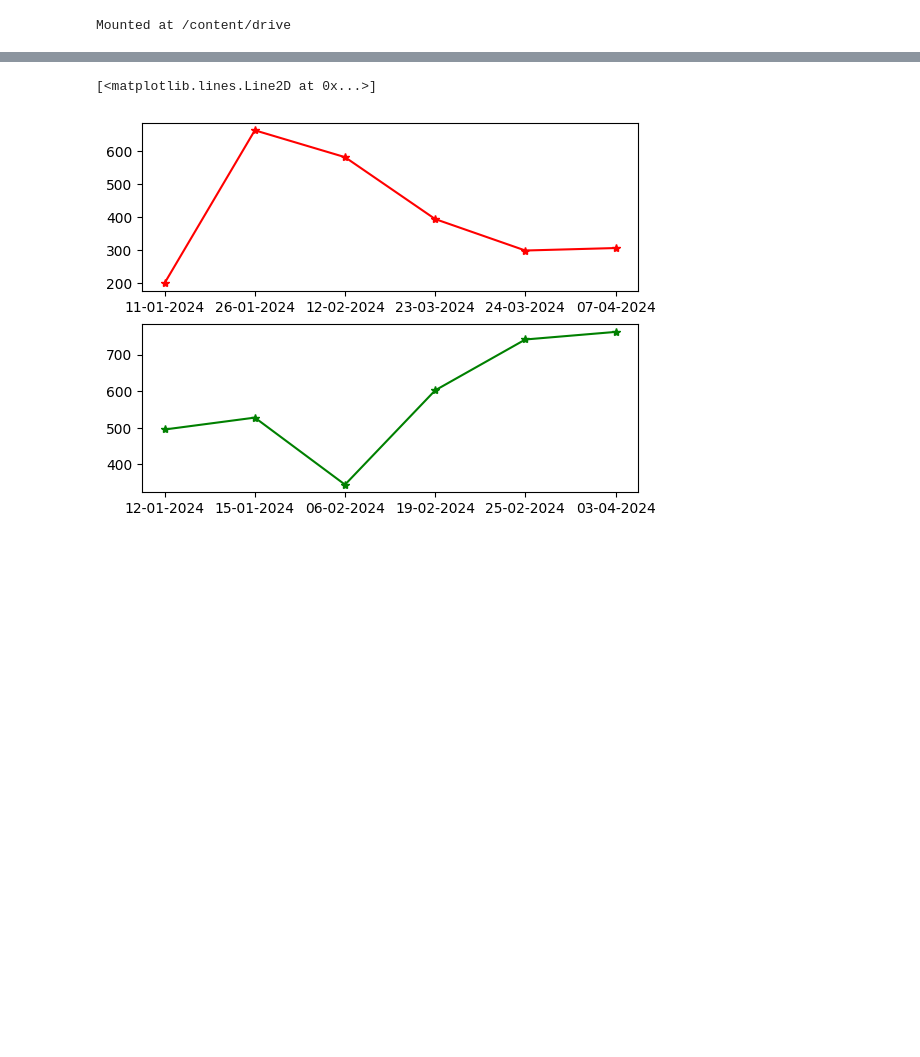
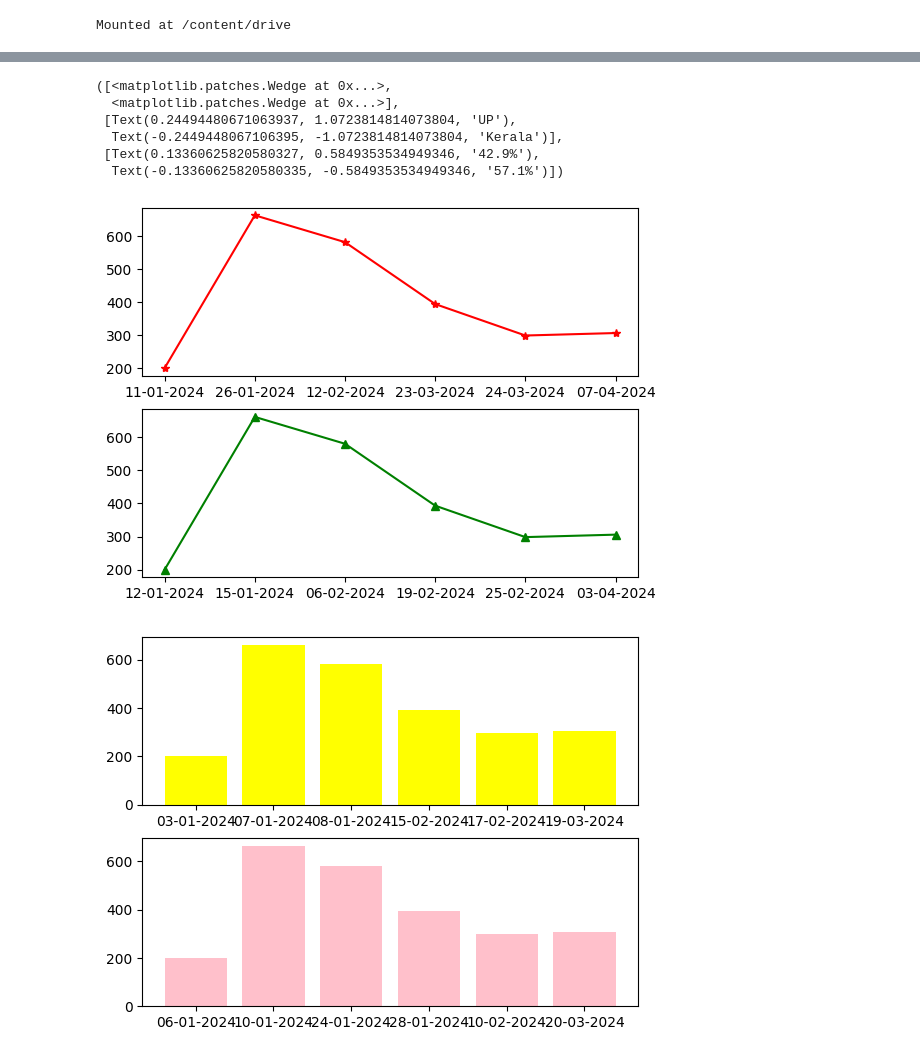
Before and after one commit to jagadeesh14s/data-science-project, a Jupyter notebook: sdc_case_study.ipynb, the cells around one changed output, grey strips where cells are left out. Drawn from its saved outputs; the diff is of its cells as text; code cells hidden in the pictures; blank space fills up the shorter version.

```diff
--- a/sdc_case_study.ipynb
+++ b/sdc_case_study.ipynb
@@ -15,19 +15,22 @@ path="/content/drive/MyDrive/energy.csv"
 electricity=pd.read_csv(path)
 
 print(electricity)
+
 print(electricity.shape)
 print(electricity.head(5))
 print(electricity.tail(4))
 print(electricity.info())
 print(electricity.describe())
 
-print("column Data")
+print("Column Data")
 print(electricity.columns)
 
 print(electricity[electricity['State'].str.startswith('M')])
 print(electricity[electricity['State'].str.endswith('a')])
 rcb=electricity[electricity['State']=='Andhra']
 print(len(rcb))
+mcb=electricity[electricity['State']=='Manipur']
+print(len(mcb))
 
 print(electricity.sort_values(by='State'))
 
@@ -35,26 +38,43 @@ print(np.max(electricity['Consumption']))
 print(np.min(electricity['Consumption']))
 print(np.mean(electricity['Consumption']))
 
-print(electricity[electricity['State']=='Andhra']['Consumption'])
-print(electricity[electricity['State']=='Andhra']['Consumption'].mean())
+#print max unit for Andhra
+print(electricity[electricity['State']=='Andhra']['Consumption'].max())
+print(electricity[electricity['State']=='Andhra']['Consumption'].min())
 
-state1_data=electricity[electricity['State']=='Andhra']
-
+#state1_data=electricity['State']=='Andhra'
+state1_data=electricity[electricity.State=='Andhra']
+print("Andhra Data")
+print(state1_data)
 state2_data=electricity[electricity['State']=='Karnataka']
 
-state3_data=electricity[electricity['State']=='Telangana']
-state4_data=electricity[electricity['State']=='Tamil Nadu']
+state4_data=electricity[electricity['State']=='Telengana']
 state5_data=electricity[electricity['State']=='Tripura']
 
 #line chart
 fig, axes=plt.subplots(2)
 axes[0].plot(state1_data['Date'],state1_data['Consumption'],marker='*',color='red')
-axes[1].plot(state2_data['Date'],state2_data['Consumption'],marker='*',color='green')
+axes[1].plot(state2_data['Date'],state1_data['Consumption'],marker='^',color='green')
 
 #bar chart
-fig1,axes1=plt.subplots(2)
+fig1, axes1=plt.subplots(2)
 axes1[0].bar(state4_data['Date'],state1_data['Consumption'],color='yellow')
 axes1[1].bar(state5_data['Date'],state1_data['Consumption'],color='pink')
+
+#pie chart
+fig2, axes2=plt.subplots(2)
+state1='UP'
+state2='Kerala'
+state3='Mizoram'
+state4='Delhi'
+
+labels=[state1,state2]
+state1_total=electricity[electricity['State']==state1]['Consumption'].sum()
+state2_total=electricity[electricity['State']==state2]['Consumption'].sum()
+
+#'energy' should be a list of numerical values
+energy=[state1_total, state2_total]
+axes2[0].pie(energy,labels=labels,autopct='%1.1f%%')
 # %% [output]
           Date        State  Consumption
 0   01-01-2024    Tamilnadu       347.25
@@ -76,2 +96,8 @@ Name: Consumption, dtype: float64
-[<matplotlib.lines.Line2D at 0x...>]
+([<matplotlib.patches.Wedge at 0x...>,
+  <matplotlib.patches.Wedge at 0x...>],
+ [Text(0.24494480671063937, 1.0723814814073804, 'UP'),
+  Text(-0.2449448067106395, -1.0723814814073804, 'Kerala')],
+ [Text(0.13360625820580327, 0.5849353534949346, '42.9%'),
+  Text(-0.13360625820580335, -0.5849353534949346, '57.1%')])
-[figure, old version]
+[figure, new version]
+[figure, added]
```
Also changed, not shown: parts of 1 cell of this notebook.
